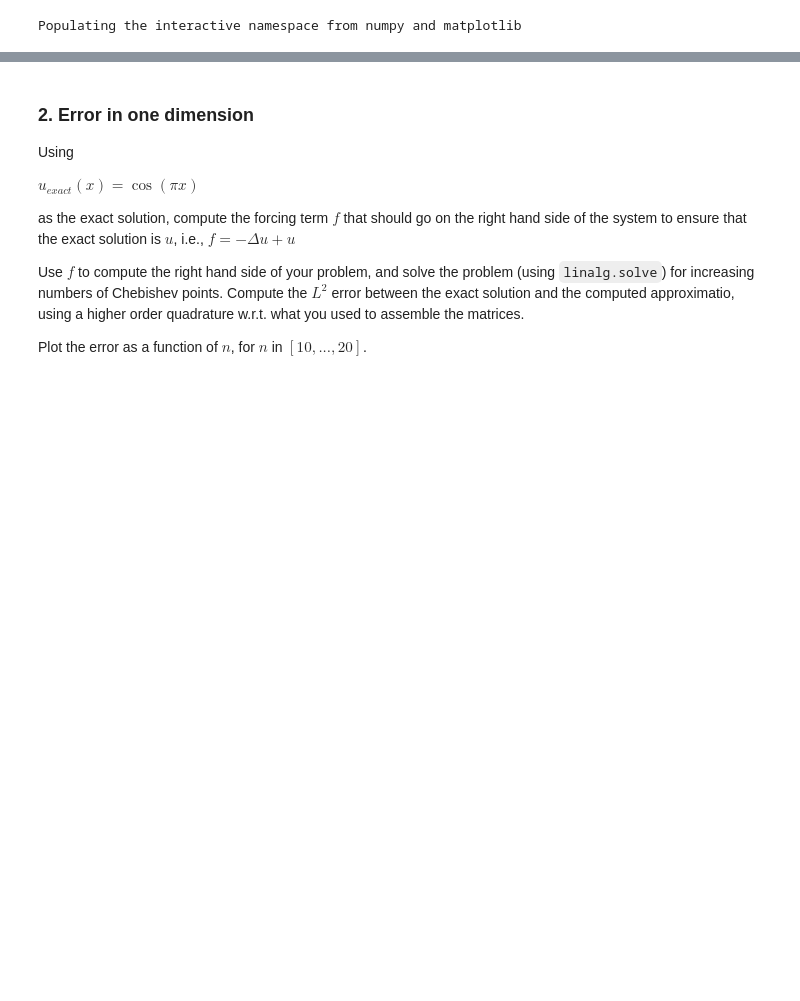
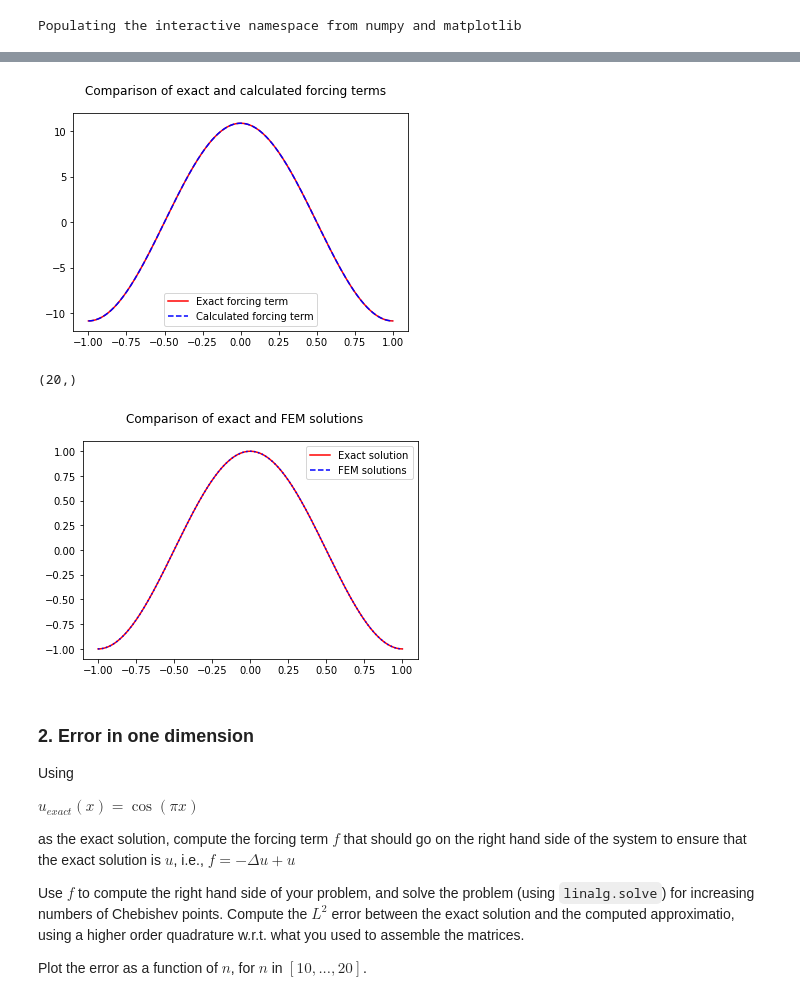
Before and after one commit to giuliodondi/numerical-analysis-2020-2021, a Jupyter notebook: notebooks/my_project.ipynb, the cells around one changed output, grey strips where cells are left out. Cells and saved outputs as stored; diff of their text form; code cells hidden in the pictures; blank space fills up the shorter version.

Commit message:
refactored exact solution and computed solution eval for 1d implemented L2 error computation for 1d

```diff
--- a/notebooks/my_project.ipynb
+++ b/notebooks/my_project.ipynb
@@ -416,3 +351,47 @@ plot(xvec,exact_sol(xvec),'r')
+# %%
+
+
+
+
+
+
+
+
+
+
+exact_f_rhs = (1 + np.pi**2)*sym.cos(np.pi*x)
+calc_s = forcing_term_exact_sol(exact_s)
+
+
+xvec = linspace(-1,1,501)
+
+np_ex_f = sym.lambdify(x, exact_f_rhs)
+np_calc_f =  sym.lambdify(x, calc_s)
+
+plt.figure()
+ex_f_h, = plot(xvec,np_ex_f(xvec),'r')
+calc_f_h, = plot(xvec,np_calc_f(xvec),'b--')
+plt.suptitle('Comparison of exact and calculated forcing terms')
+plt.legend((ex_f_h,calc_f_h),('Exact forcing term','Calculated forcing term'))
+plt.show()
+
+
+
+#exact_sol = np.vectorize(lambda x: np.cos(np.pi*x))
+#func=np.vectorize(lambda x: (1 + np.pi**2)*np.cos(np.pi*x))
+exact_sol = sym.lambdify(x, exact_s)
+fem_sol = oned_compute_solution(20,np_calc_f)
+
+plt.figure()
+ex_sol_h, = plot(xvec,exact_sol(xvec),'r')
+fem_sol_h, = plot(xvec,fem_sol(xvec),'b:')
+plt.suptitle('Comparison of exact and FEM solutions')
+plt.legend((ex_f_h,calc_f_h),('Exact solution','FEM solutions'))
+plt.show()
+# %% [output]
+[figure, added]
+(20,)
+[figure, added]
 # %% [markdown]
 ### 2. Error in one dimension
 
```
Also changed, not shown: parts of 4 cells of this notebook.
